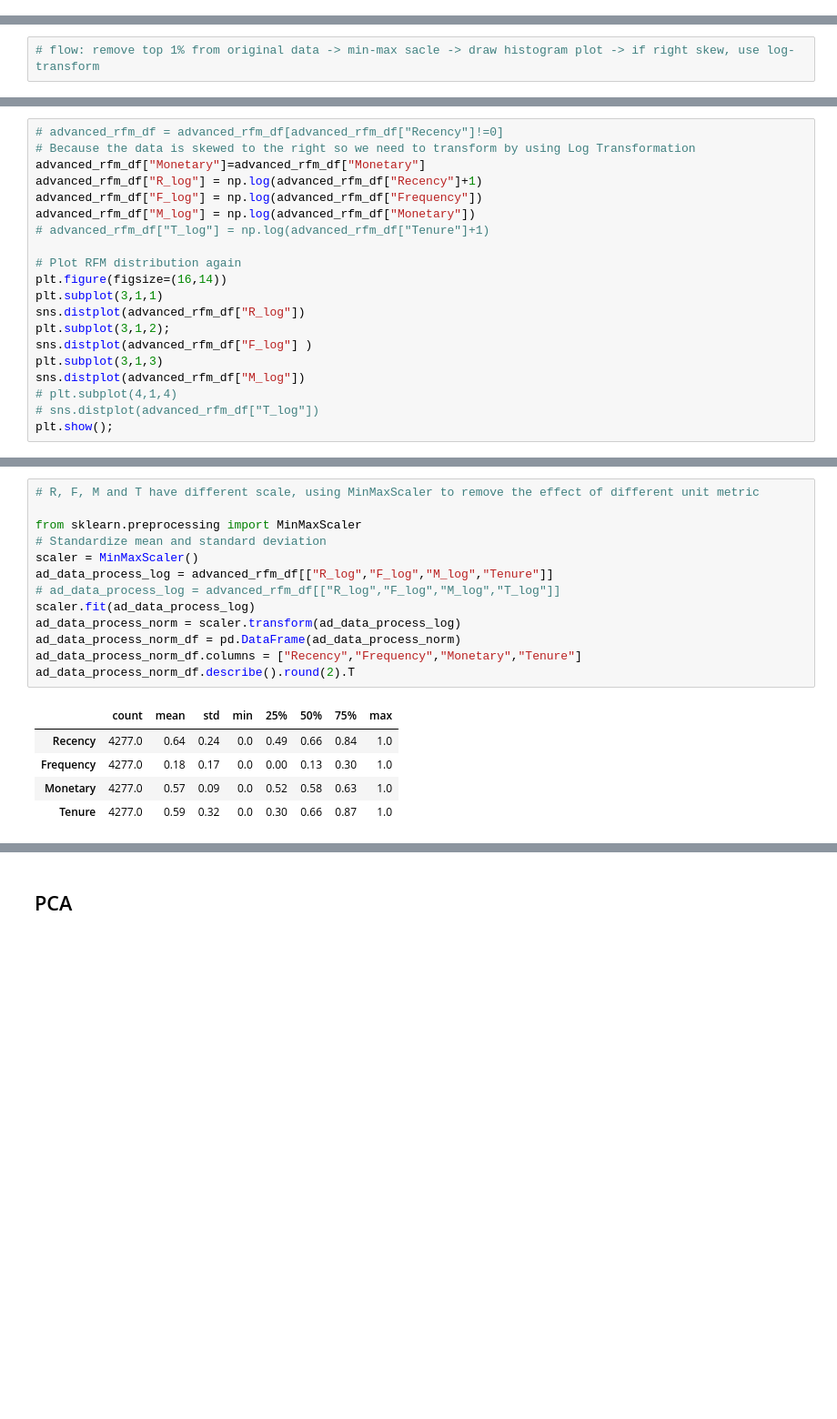
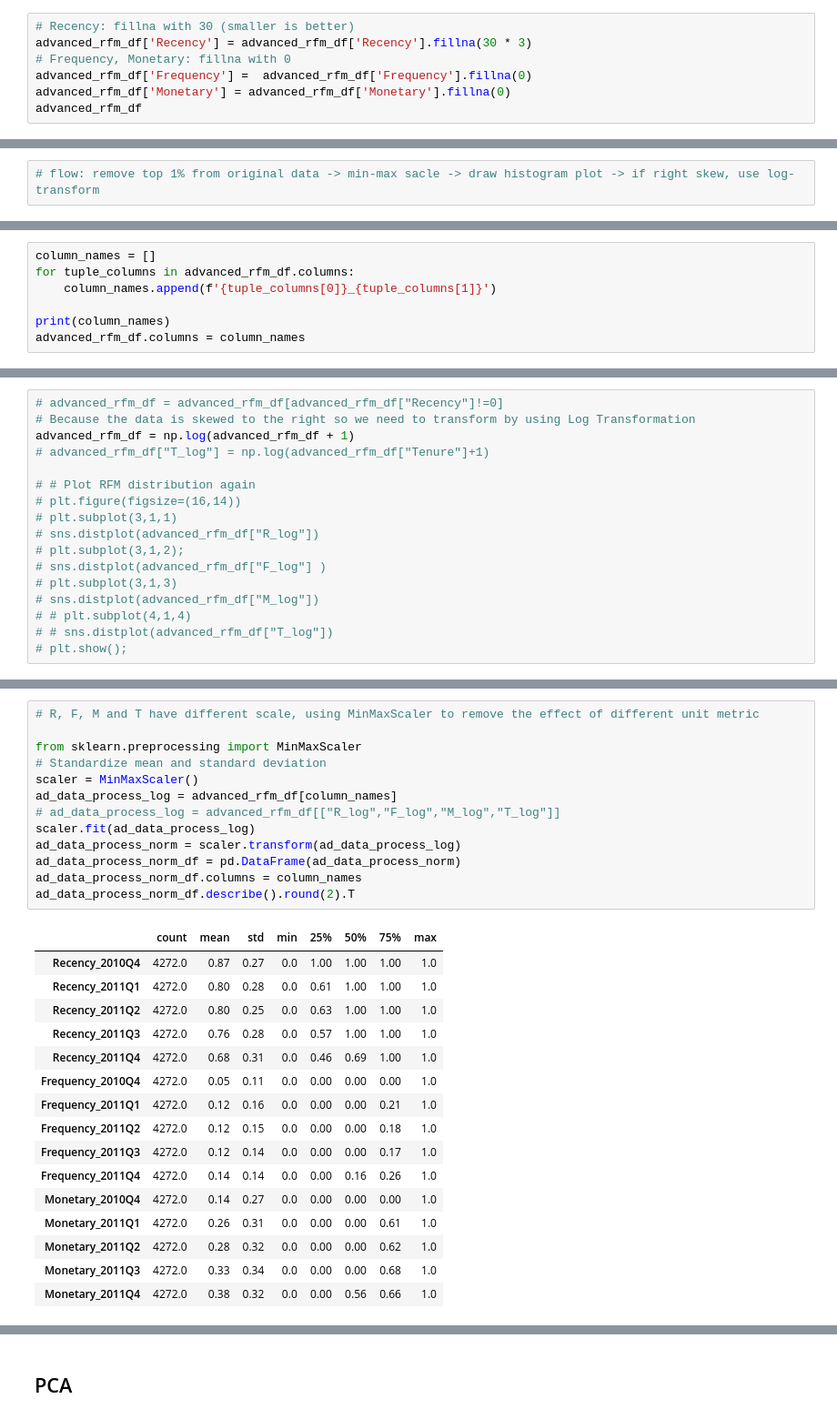
Before and after one commit to NhatVu/Customer_clustering, a Jupyter notebook: ca683_Assignmen.ipynb, the cells around one changed output, grey strips where cells are left out. Shown at 91% size. Cells and saved outputs as stored; diff of their text form; blank space fills up the shorter version.

```diff
--- a/ca683_Assignmen.ipynb
+++ b/ca683_Assignmen.ipynb
@@ -193,0 +216,7 @@ advanced_rfm_df.describe().T
+# %%
+# Recency: fillna with 30 (smaller is better)
+advanced_rfm_df['Recency'] = advanced_rfm_df['Recency'].fillna(30 * 3)
+# Frequency, Monetary: fillna with 0
+advanced_rfm_df['Frequency'] =  advanced_rfm_df['Frequency'].fillna(0)
+advanced_rfm_df['Monetary'] = advanced_rfm_df['Monetary'].fillna(0)
+advanced_rfm_df
@@ -218,0 +262,7 @@ plt.subplots_adjust(left=0.1,
+# %%
+column_names = []
+for tuple_columns in advanced_rfm_df.columns:
+    column_names.append(f'{tuple_columns[0]}_{tuple_columns[1]}')
+
+print(column_names)
+advanced_rfm_df.columns = column_names
@@ -219,20 +281,17 @@ plt.subplots_adjust(left=0.1,
 # %%
 # advanced_rfm_df = advanced_rfm_df[advanced_rfm_df["Recency"]!=0]
 # Because the data is skewed to the right so we need to transform by using Log Transformation
-advanced_rfm_df["Monetary"]=advanced_rfm_df["Monetary"]
-advanced_rfm_df["R_log"] = np.log(advanced_rfm_df["Recency"]+1)
-advanced_rfm_df["F_log"] = np.log(advanced_rfm_df["Frequency"])
-advanced_rfm_df["M_log"] = np.log(advanced_rfm_df["Monetary"])
+advanced_rfm_df = np.log(advanced_rfm_df + 1)
 # advanced_rfm_df["T_log"] = np.log(advanced_rfm_df["Tenure"]+1)
 
-# Plot RFM distribution again
-plt.figure(figsize=(16,14))
-plt.subplot(3,1,1)
-sns.distplot(advanced_rfm_df["R_log"])
-plt.subplot(3,1,2);
-sns.distplot(advanced_rfm_df["F_log"] )
-plt.subplot(3,1,3)
-sns.distplot(advanced_rfm_df["M_log"])
-# plt.subplot(4,1,4)
-# sns.distplot(advanced_rfm_df["T_log"])
-plt.show();
+# # Plot RFM distribution again
+# plt.figure(figsize=(16,14))
+# plt.subplot(3,1,1)
+# sns.distplot(advanced_rfm_df["R_log"])
+# plt.subplot(3,1,2);
+# sns.distplot(advanced_rfm_df["F_log"] )
+# plt.subplot(3,1,3)
+# sns.distplot(advanced_rfm_df["M_log"])
+# # plt.subplot(4,1,4)
+# # sns.distplot(advanced_rfm_df["T_log"])
+# plt.show();
@@ -252,22 +317,33 @@ advanced_rfm_df.describe().T
 # %%
 # R, F, M and T have different scale, using MinMaxScaler to remove the effect of different unit metric
 
 from sklearn.preprocessing import MinMaxScaler
 # Standardize mean and standard deviation
 scaler = MinMaxScaler()
-ad_data_process_log = advanced_rfm_df[["R_log","F_log","M_log","Tenure"]]
+ad_data_process_log = advanced_rfm_df[column_names]
 # ad_data_process_log = advanced_rfm_df[["R_log","F_log","M_log","T_log"]]
 scaler.fit(ad_data_process_log)
 ad_data_process_norm = scaler.transform(ad_data_process_log)
 ad_data_process_norm_df = pd.DataFrame(ad_data_process_norm)
-ad_data_process_norm_df.columns = ["Recency","Frequency","Monetary","Tenure"]
+ad_data_process_norm_df.columns = column_names
 ad_data_process_norm_df.describe().round(2).T
 # %% [output]
 |  | count | mean | std | min | 25% | 50% | 75% | max |
-| Recency | 4277.0 | 0.64 | 0.24 | 0.0 | 0.49 | 0.66 | 0.84 | 1.0 |
-| Frequency | 4277.0 | 0.18 | 0.17 | 0.0 | 0.00 | 0.13 | 0.30 | 1.0 |
-| Monetary | 4277.0 | 0.57 | 0.09 | 0.0 | 0.52 | 0.58 | 0.63 | 1.0 |
-| Tenure | 4277.0 | 0.59 | 0.32 | 0.0 | 0.30 | 0.66 | 0.87 | 1.0 |
+| Recency_2010Q4 | 4272.0 | 0.87 | 0.27 | 0.0 | 1.00 | 1.00 | 1.00 | 1.0 |
+| Recency_2011Q1 | 4272.0 | 0.80 | 0.28 | 0.0 | 0.61 | 1.00 | 1.00 | 1.0 |
+| Recency_2011Q2 | 4272.0 | 0.80 | 0.25 | 0.0 | 0.63 | 1.00 | 1.00 | 1.0 |
+| Recency_2011Q3 | 4272.0 | 0.76 | 0.28 | 0.0 | 0.57 | 1.00 | 1.00 | 1.0 |
+| Recency_2011Q4 | 4272.0 | 0.68 | 0.31 | 0.0 | 0.46 | 0.69 | 1.00 | 1.0 |
+| Frequency_2010Q4 | 4272.0 | 0.05 | 0.11 | 0.0 | 0.00 | 0.00 | 0.00 | 1.0 |
+| Frequency_2011Q1 | 4272.0 | 0.12 | 0.16 | 0.0 | 0.00 | 0.00 | 0.21 | 1.0 |
+| Frequency_2011Q2 | 4272.0 | 0.12 | 0.15 | 0.0 | 0.00 | 0.00 | 0.18 | 1.0 |
+| Frequency_2011Q3 | 4272.0 | 0.12 | 0.14 | 0.0 | 0.00 | 0.00 | 0.17 | 1.0 |
+| Frequency_2011Q4 | 4272.0 | 0.14 | 0.14 | 0.0 | 0.00 | 0.16 | 0.26 | 1.0 |
+| Monetary_2010Q4 | 4272.0 | 0.14 | 0.27 | 0.0 | 0.00 | 0.00 | 0.00 | 1.0 |
+| Monetary_2011Q1 | 4272.0 | 0.26 | 0.31 | 0.0 | 0.00 | 0.00 | 0.61 | 1.0 |
+| Monetary_2011Q2 | 4272.0 | 0.28 | 0.32 | 0.0 | 0.00 | 0.00 | 0.62 | 1.0 |
+| Monetary_2011Q3 | 4272.0 | 0.33 | 0.34 | 0.0 | 0.00 | 0.00 | 0.68 | 1.0 |
+| Monetary_2011Q4 | 4272.0 | 0.38 | 0.32 | 0.0 | 0.00 | 0.56 | 0.66 | 1.0 |
 # %%
 ad_data_process_norm_df.quantile([.25, 0.5, 0.75, 0.8, 0.9, 0.99], axis=0).T
 # %% [output]
```
Also changed, not shown: parts of 69 cells of this notebook, 9 other files.
